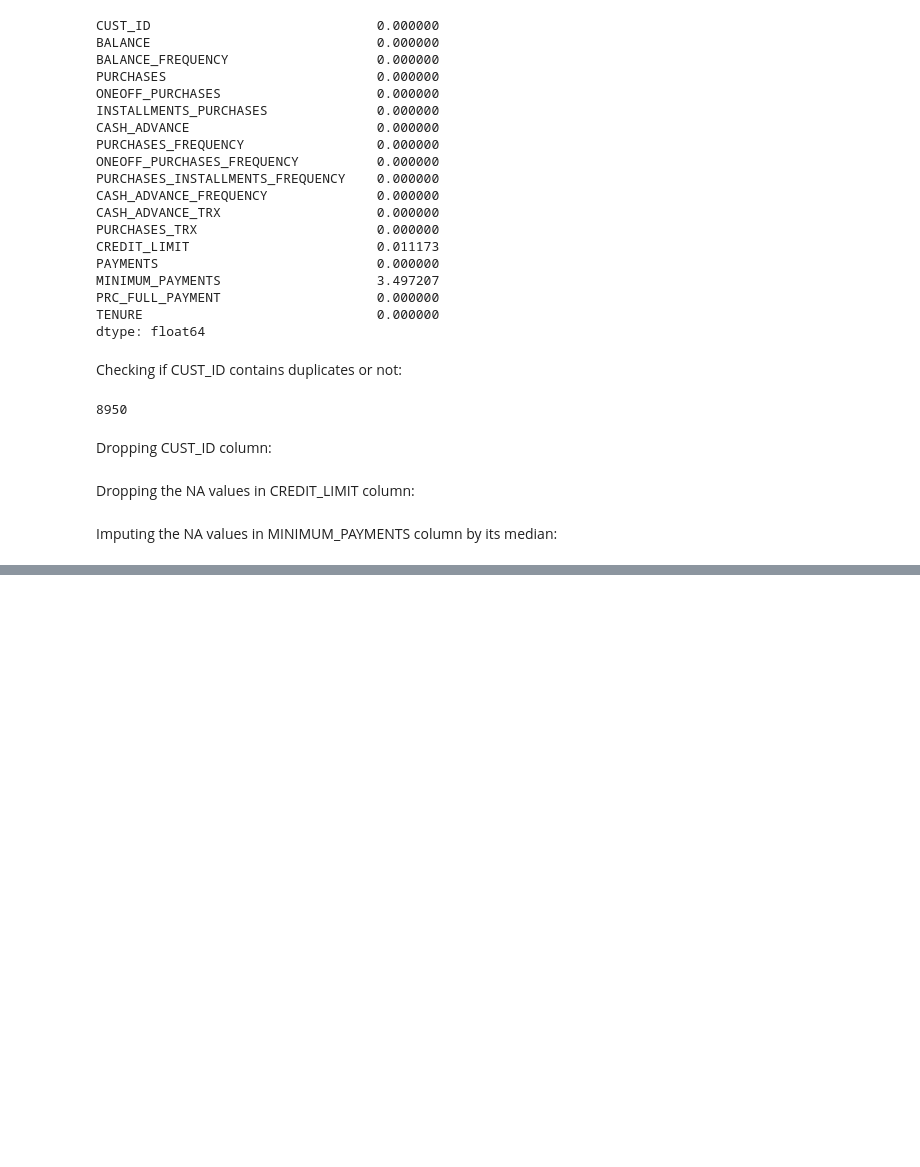
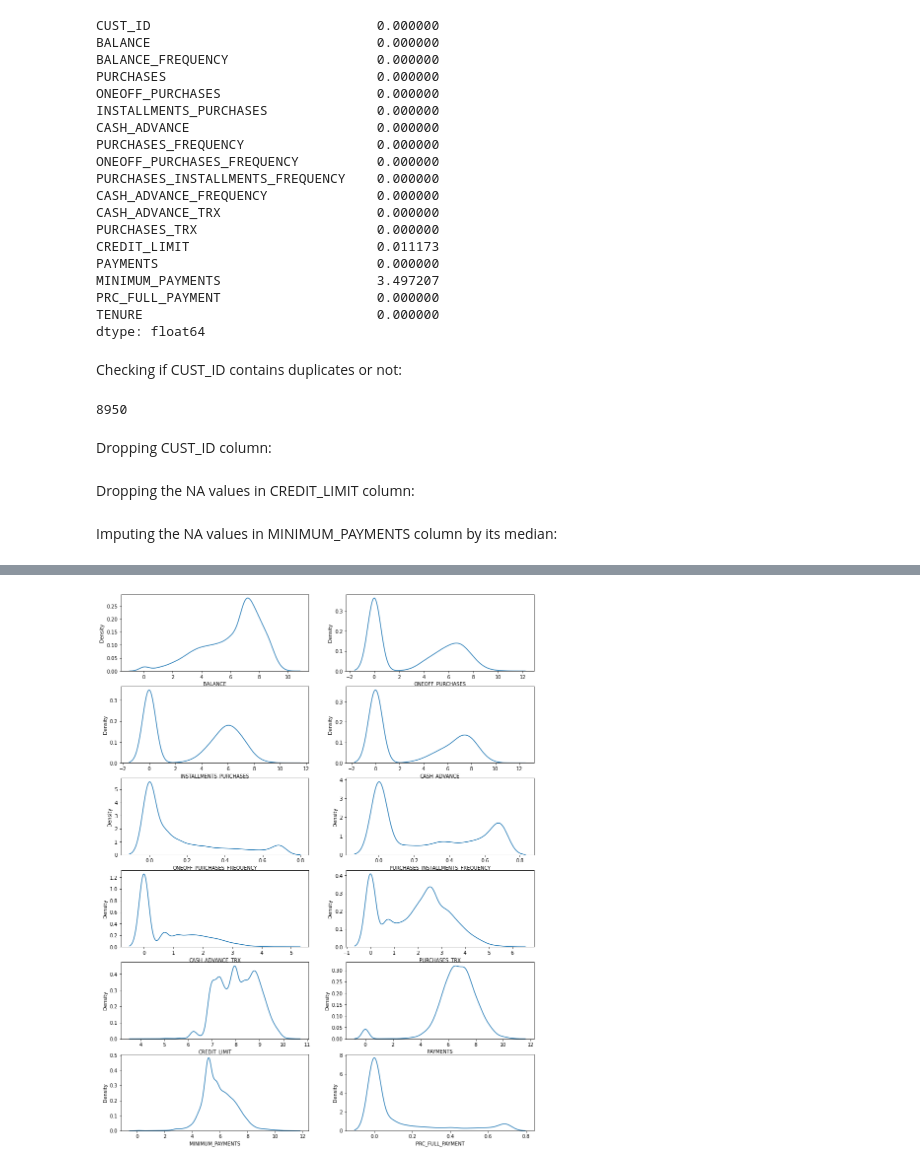
Before and after one commit to Pritam987/Credit-Card-Project, a Jupyter notebook: Code.iPYnb, the cells around one changed output, grey strips where cells are left out. Cells and saved outputs as stored; diff of their text form; code cells hidden in the pictures; blank space fills up the shorter version.

```diff
--- a/Code.iPYnb
+++ b/Code.iPYnb
@@ -85,0 +103,12 @@ df["MINIMUM_PAYMENTS"].fillna(df["MINIMUM_PAYMENTS"].median(), inplace=True)
+# %%
+cols = ['BALANCE', 'ONEOFF_PURCHASES', 'INSTALLMENTS_PURCHASES', 'CASH_ADVANCE', 'ONEOFF_PURCHASES_FREQUENCY','PURCHASES_INSTALLMENTS_FREQUENCY', 'CASH_ADVANCE_TRX', 'PURCHASES_TRX', 'CREDIT_LIMIT', 'PAYMENTS', 'MINIMUM_PAYMENTS', 'PRC_FULL_PAYMENT']
+for col in cols:
+    df[col] = np.log(1 + df[col])
+# %%
+plt.figure(figsize=(15,20))
+for i, col in enumerate(cols):
+    ax = plt.subplot(6, 2, i+1)
+    sns.kdeplot(df[col], ax=ax)
+plt.show()
+# %% [output]
+[figure, added]
```
Also changed, not shown: parts of 9 cells of this notebook.
